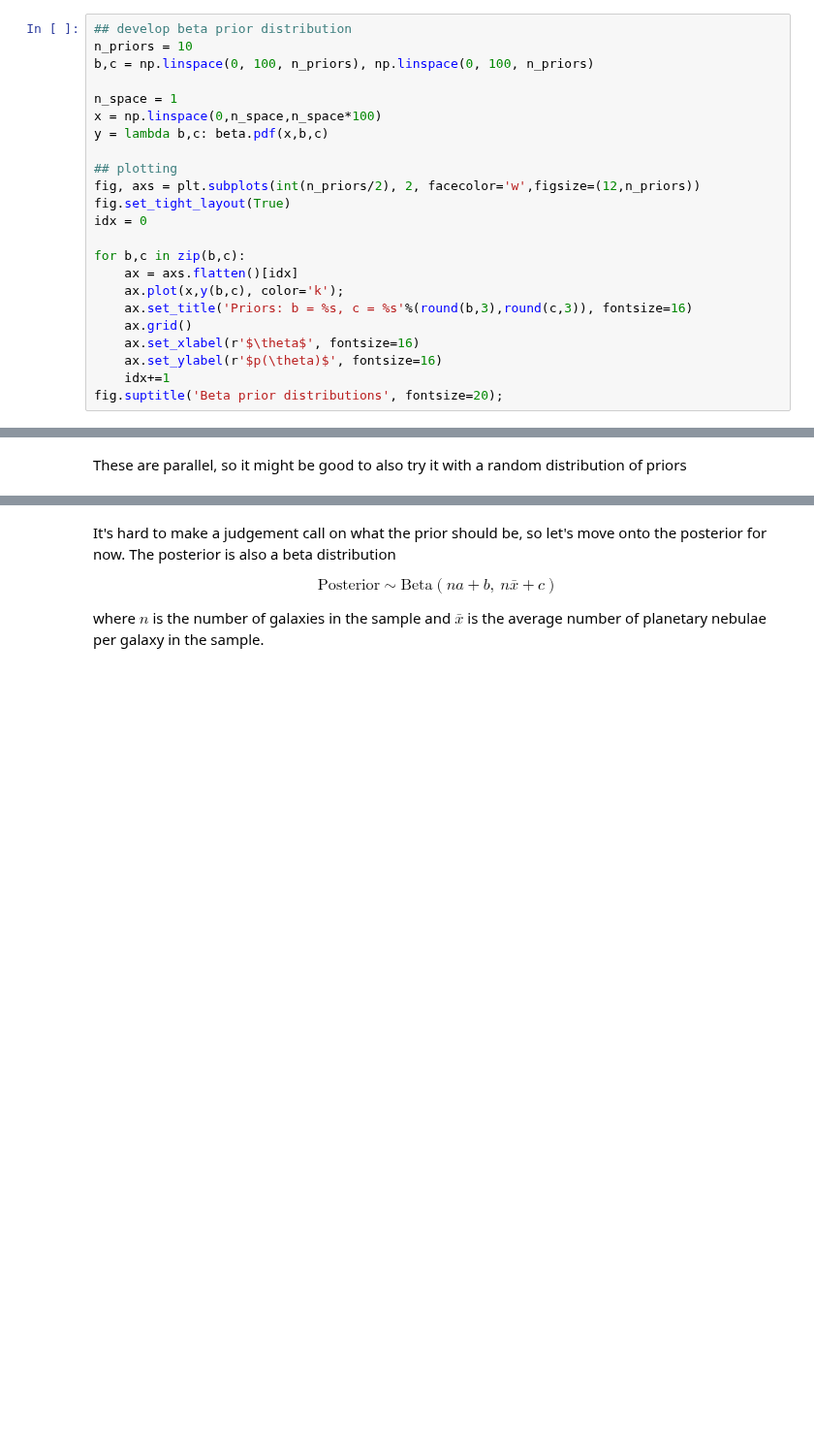
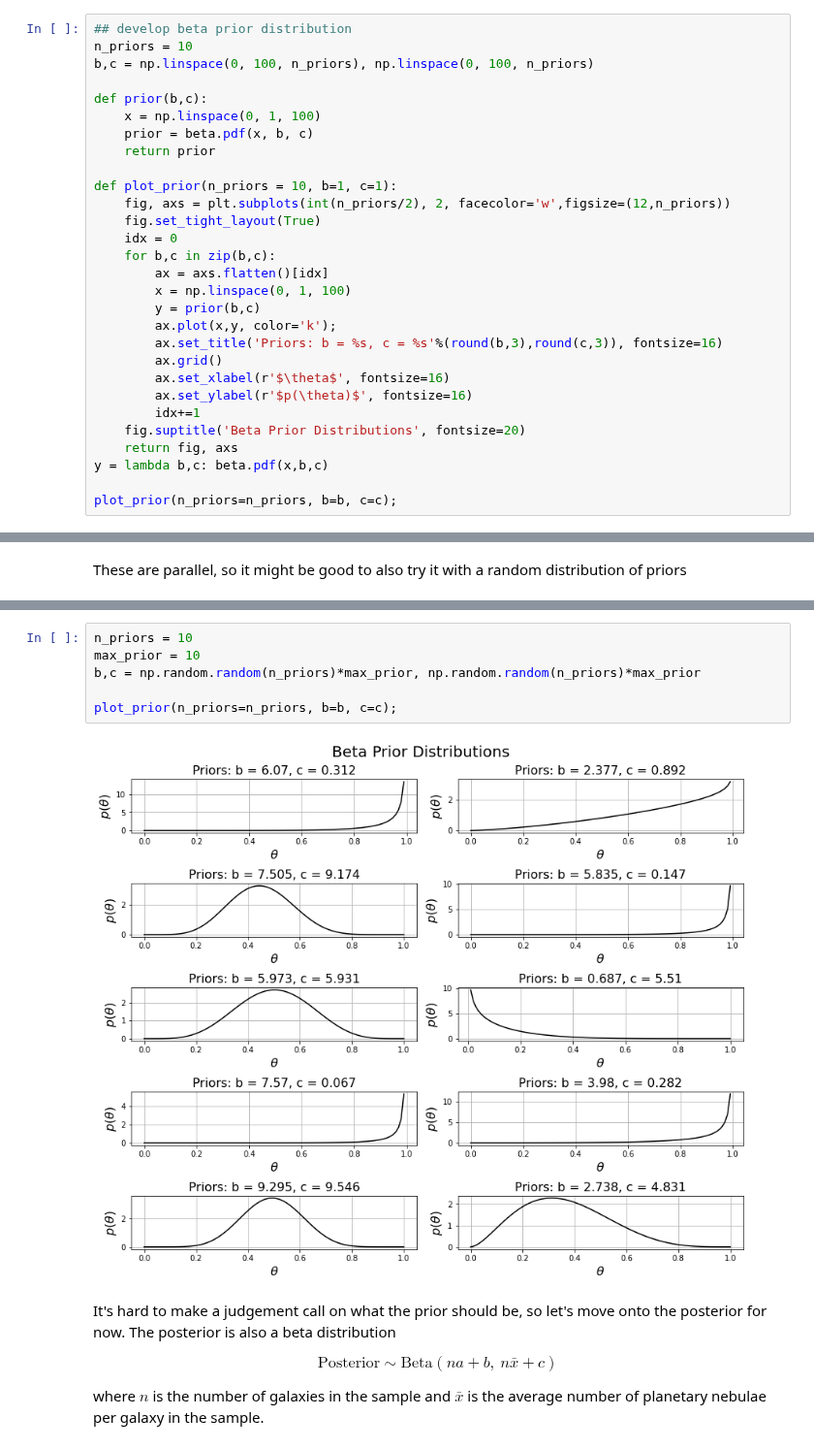
Before and after one commit to tylerbarna/AST5731-lab, a Jupyter notebook: Activity 04/Activity 04 -- Tyler Barna.ipynb, the cells around one changed output, grey strips where cells are left out. Shown at 97% size. Drawn from its saved outputs; the diff is of its cells as text; blank space fills up the shorter version.

Commit message:
Update Activity 04 -- Tyler Barna.ipynb
cleaned up prior functions

```diff
--- a/Activity 04/Activity 04 -- Tyler Barna.ipynb
+++ b/Activity 04/Activity 04 -- Tyler Barna.ipynb
@@ -70,24 +70,30 @@ $$\begin{equation}
 n_priors = 10
 b,c = np.linspace(0, 100, n_priors), np.linspace(0, 100, n_priors)
 
-n_space = 1
-x = np.linspace(0,n_space,n_space*100)
+def prior(b,c):
+    x = np.linspace(0, 1, 100)
+    prior = beta.pdf(x, b, c)
+    return prior
+
+def plot_prior(n_priors = 10, b=1, c=1):
+    fig, axs = plt.subplots(int(n_priors/2), 2, facecolor='w',figsize=(12,n_priors))
+    fig.set_tight_layout(True)
+    idx = 0
+    for b,c in zip(b,c):
+        ax = axs.flatten()[idx]
+        x = np.linspace(0, 1, 100)
+        y = prior(b,c)
+        ax.plot(x,y, color='k');
+        ax.set_title('Priors: b = %s, c = %s'%(round(b,3),round(c,3)), fontsize=16)
+        ax.grid()
+        ax.set_xlabel(r'$\theta$', fontsize=16)
+        ax.set_ylabel(r'$p(\theta)$', fontsize=16)
+        idx+=1
+    fig.suptitle('Beta Prior Distributions', fontsize=20)
+    return fig, axs
 y = lambda b,c: beta.pdf(x,b,c)
 
-## plotting
-fig, axs = plt.subplots(int(n_priors/2), 2, facecolor='w',figsize=(12,n_priors))
-fig.set_tight_layout(True)
-idx = 0
-
-for b,c in zip(b,c):
-    ax = axs.flatten()[idx]
-    ax.plot(x,y(b,c), color='k');
-    ax.set_title('Priors: b = %s, c = %s'%(round(b,3),round(c,3)), fontsize=16)
-    ax.grid()
-    ax.set_xlabel(r'$\theta$', fontsize=16)
-    ax.set_ylabel(r'$p(\theta)$', fontsize=16)
-    idx+=1
-fig.suptitle('Beta prior distributions', fontsize=20);
+plot_prior(n_priors=n_priors, b=b, c=c);
 # %% [output]
 [figure]
 # %% [markdown]
@@ -120,3 +101,11 @@ fig.suptitle('Beta prior distributions', fontsize=20);
+# %%
+n_priors = 10
+max_prior = 10
+b,c = np.random.random(n_priors)*max_prior, np.random.random(n_priors)*max_prior
+
+plot_prior(n_priors=n_priors, b=b, c=c);
+# %% [output]
+[figure, added]
 # %% [markdown]
 It's hard to make a judgement call on what the prior should be, so let's move onto the posterior for now. The posterior is also a beta distribution
 
```
Also changed, not shown: parts of 1 cell of this notebook.
